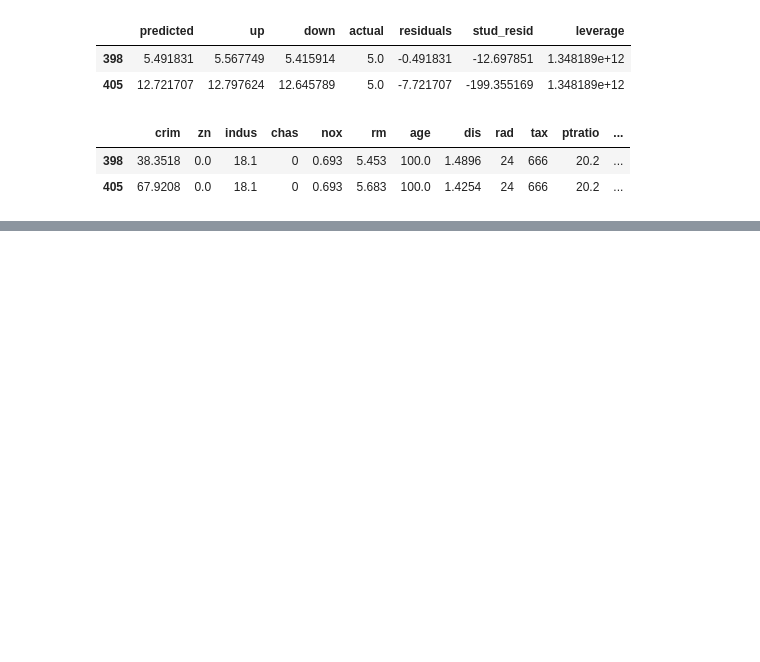
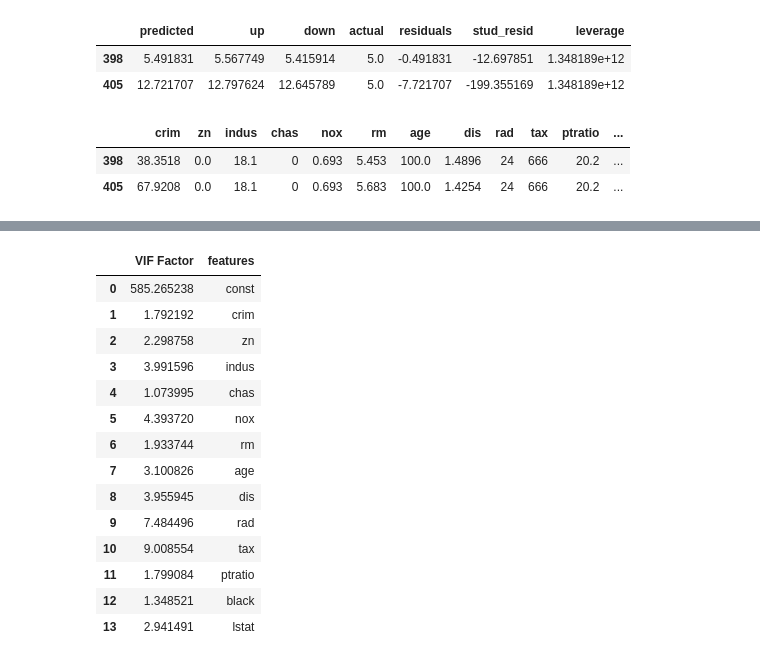
Before and after one commit to abbiepopa/intro_to_stat_learning_reading_grp, a Jupyter notebook: Chapter3.ipynb, the cells around one changed output, grey strips where cells are left out. Cells and saved outputs as stored; diff of their text form; code cells hidden in the pictures; blank space fills up the shorter version.

```diff
--- a/Chapter3.ipynb
+++ b/Chapter3.ipynb
@@ -136,0 +195,23 @@ d[d.medv == 5]
+# %%
+# For each X, calculate VIF and save in dataframe
+vif = pd.DataFrame()
+vif["VIF Factor"] = [variance_inflation_factor(x3.values, i) for i in range(x3.shape[1])]
+vif["features"] = x3.columns
+
+vif
+# %% [output]
+|  | VIF Factor | features |
+| 0 | 585.265238 | const |
+| 1 | 1.792192 | crim |
+| 2 | 2.298758 | zn |
+| 3 | 3.991596 | indus |
+| 4 | 1.073995 | chas |
+| 5 | 4.393720 | nox |
+| 6 | 1.933744 | rm |
+| 7 | 3.100826 | age |
+| 8 | 3.955945 | dis |
+| 9 | 7.484496 | rad |
+| 10 | 9.008554 | tax |
+| 11 | 1.799084 | ptratio |
+| 12 | 1.348521 | black |
+| 13 | 2.941491 | lstat |
```
Also changed, not shown: parts of 36 cells of this notebook.
